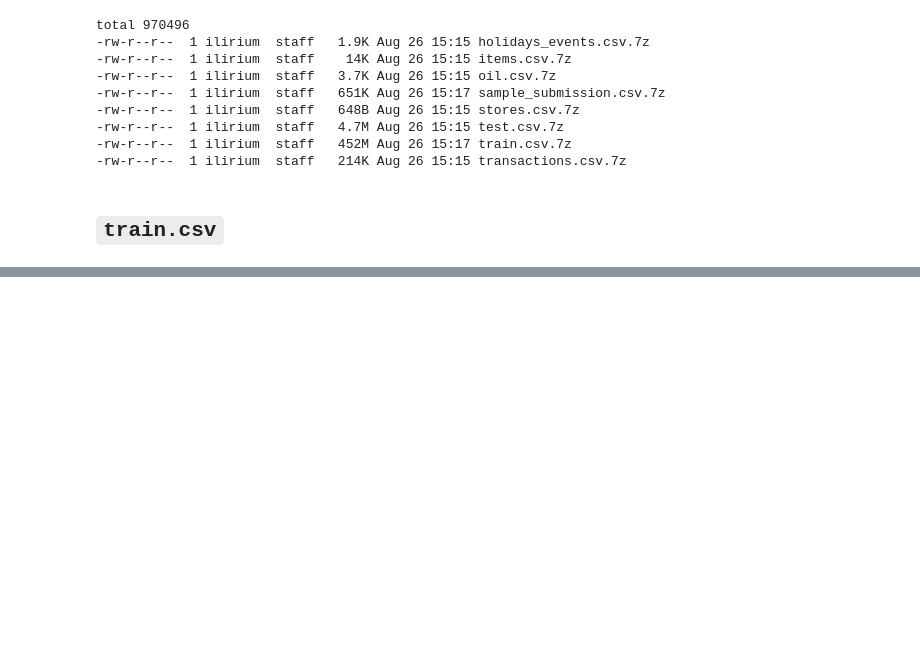
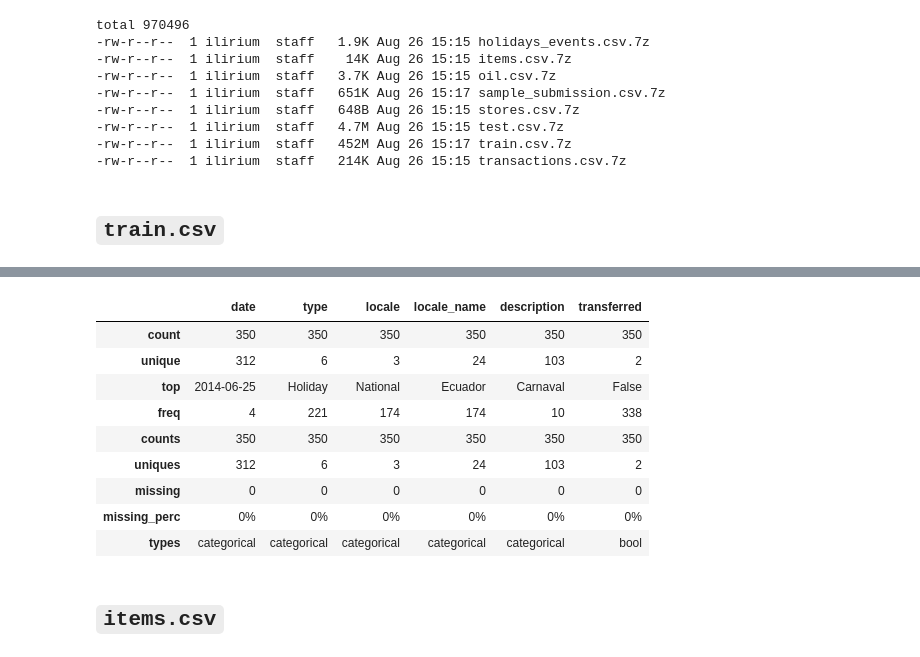
Before and after one commit to ilirium/kaggle-favorita, a Jupyter notebook: favorita-01.ipynb, the cells around one changed output, grey strips where cells are left out. Saved outputs shown, nothing was run; the diff lists cells and outputs as text; code cells hidden in the pictures; blank space fills up the shorter version.

```diff
--- a/favorita-01.ipynb
+++ b/favorita-01.ipynb
@@ -64,0 +129,2 @@ table_names = ['holidays_events.csv', 'items.csv', 'oil.csv', 'stores.csv', 'tra
+# %%
+holiday_events = pd.read_csv(f'{PATH}{table_names[0]}.csv', low_memory=False)
@@ -64,0 +140,15 @@ table_names = ['holidays_events.csv', 'items.csv', 'oil.csv', 'stores.csv', 'tra
+# %%
+DataFrameSummary(holiday_events).summary()
+# %% [output]
+|  | date | type | locale | locale_name | description | transferred |
+| count | 350 | 350 | 350 | 350 | 350 | 350 |
+| unique | 312 | 6 | 3 | 24 | 103 | 2 |
+| top | 2014-06-25 | Holiday | National | Ecuador | Carnaval | False |
+| freq | 4 | 221 | 174 | 174 | 10 | 338 |
+| counts | 350 | 350 | 350 | 350 | 350 | 350 |
+| uniques | 312 | 6 | 3 | 24 | 103 | 2 |
+| missing | 0 | 0 | 0 | 0 | 0 | 0 |
+| missing_perc | 0% | 0% | 0% | 0% | 0% | 0% |
+| types | categorical | categorical | categorical | categorical | categorical | bool |
+# %% [markdown]
+## `items.csv`
```
Also changed, not shown: parts of 51 cells of this notebook.
